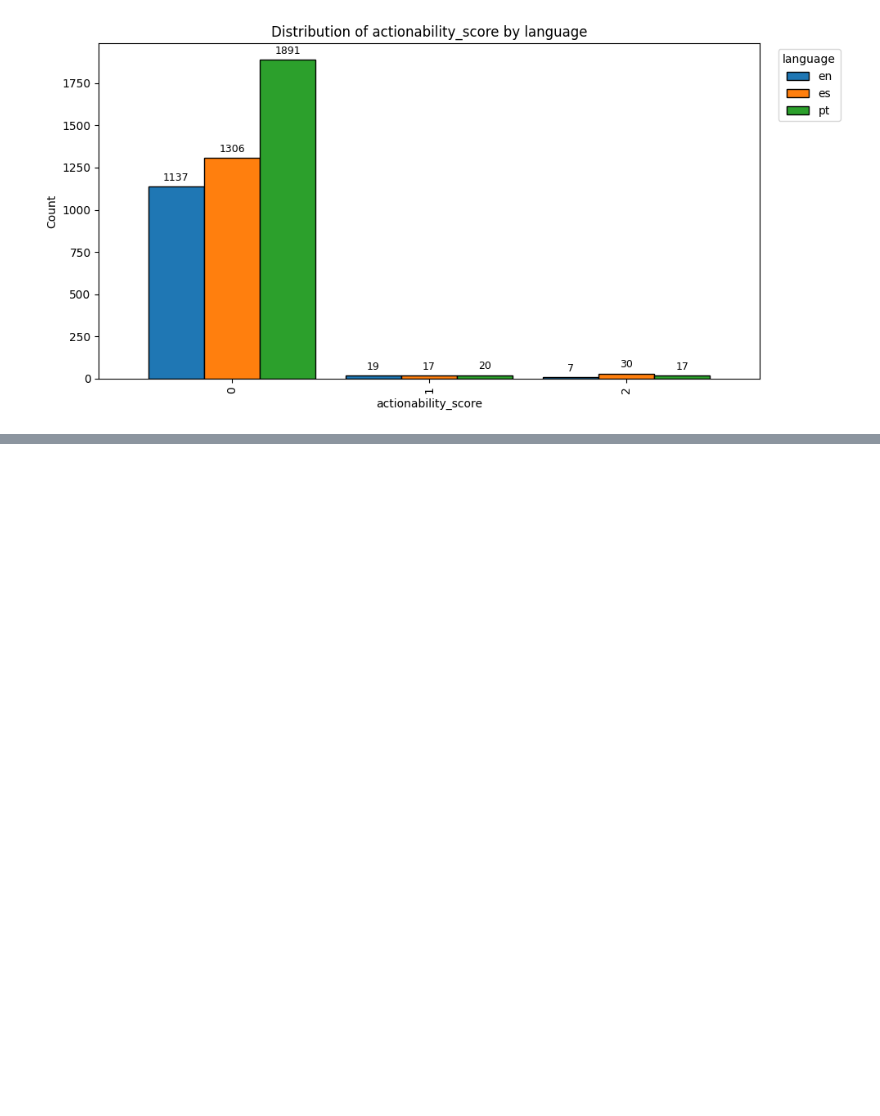
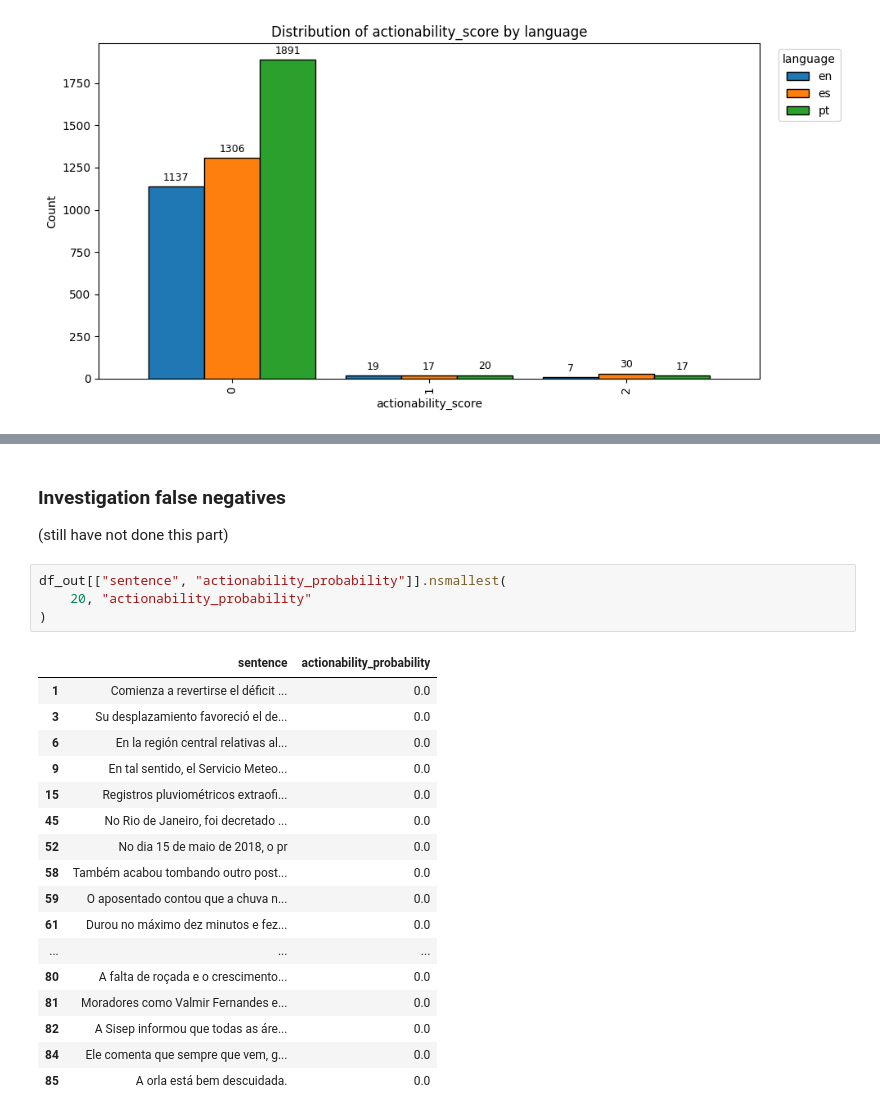
Before and after one commit to Lenap0911/NLP-model, a Jupyter notebook: nlp/actionability_tester.ipynb, the cells around one changed output, grey strips where cells are left out. Saved outputs shown, nothing was run; the diff lists cells and outputs as text; blank space fills up the shorter version.

```diff
--- a/nlp/actionability_tester.ipynb
+++ b/nlp/actionability_tester.ipynb
@@ -469,0 +486,25 @@ plt.show()
+# %% [markdown]
+### Investigation false negatives
+(still have not done this part)
+# %%
+df_out[["sentence", "actionability_probability"]].nsmallest(
+    20, "actionability_probability"
+)
+# %% [output]
+|  | sentence | actionability_probability |
+| 1 | Comienza a revertirse el déficit ... | 0.0 |
+| 3 | Su desplazamiento favoreció el de... | 0.0 |
+| 6 | En la región central relativas al... | 0.0 |
+| 9 | En tal sentido, el Servicio Meteo... | 0.0 |
+| 15 | Registros pluviométricos extraofi... | 0.0 |
+| 45 | No Rio de Janeiro, foi decretado ... | 0.0 |
+| 52 | No dia 15 de maio de 2018, o pr | 0.0 |
+| 58 | Também acabou tombando outro post... | 0.0 |
+| 59 | O aposentado contou que a chuva n... | 0.0 |
+| 61 | Durou no máximo dez minutos e fez... | 0.0 |
+| ... | ... | ... |
+| 80 | A falta de roçada e o crescimento... | 0.0 |
+| 81 | Moradores como Valmir Fernandes e... | 0.0 |
+| 82 | A Sisep informou que todas as áre... | 0.0 |
+| 84 | Ele comenta que sempre que vem, g... | 0.0 |
+| 85 | A orla está bem descuidada. | 0.0 |
```
Also changed, not shown: parts of 9 cells of this notebook.
